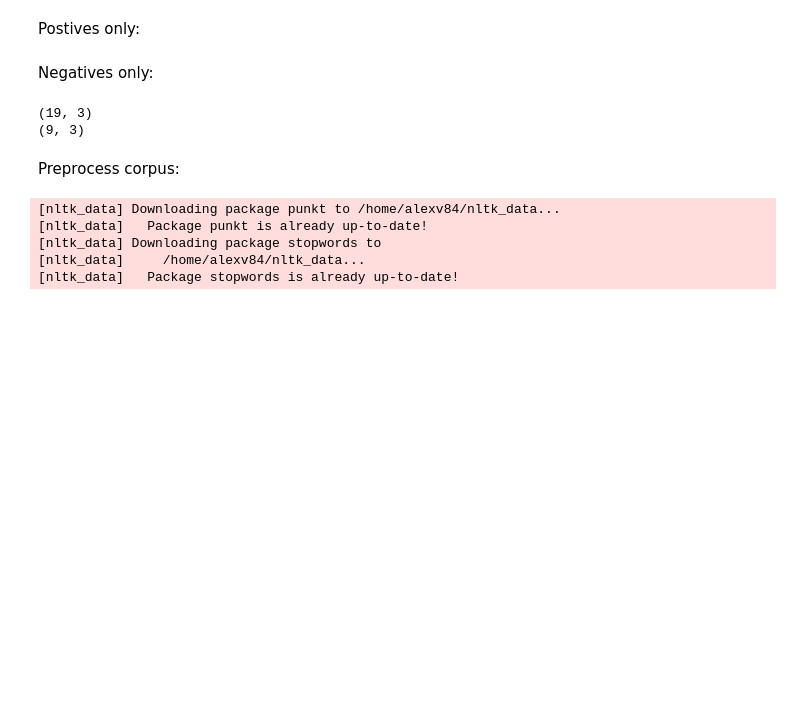
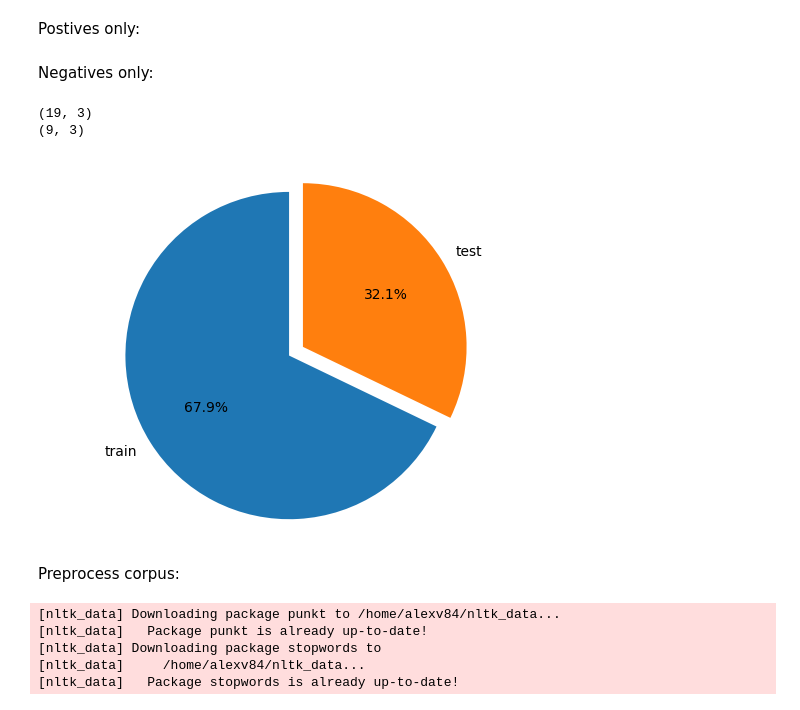
Before and after one commit to AVoss84/pdf_extract, a Jupyter notebook: src/notebooks/naivebayes_classifier.ipynb, the cells around one changed output. Cells and saved outputs as stored; diff of their text form; code cells hidden in the pictures; blank space fills up the shorter version.

Commit message:
add plot

```diff
--- a/src/notebooks/naivebayes_classifier.ipynb
+++ b/src/notebooks/naivebayes_classifier.ipynb
@@ -82,18 +83,28 @@ raw_corpus = pd.concat([raw_corpus1,raw_corpus2], axis=0, ignore_index=True)
 # %%
 from sklearn.model_selection import train_test_split
 
 reload(utils)
 
 #X_train, X_valid, X_test, y_train, y_valid, y_test = utils.train_test_split_extend(X['text_cleaned'], y=X['label'], test_size=[0.2, 0.2], random_state=42, shuffle=True)
 X_train, X_test, y_train, y_test = utils.train_test_split_extend(raw_corpus, y=raw_corpus['label'], test_size=[0.3], random_state=42, shuffle=True)
 
 print(X_train.shape)
 #print(y_train.shape)
 print(X_test.shape)
 #print(X_valid.shape)
+
+# Plot split:
+#-------------
+sizes = [len(X_train.index), len(X_test.index)]
+fig1, ax1 = plt.subplots()
+ax1.pie(sizes, explode=(0.1, 0), labels=['train', 'test'] , autopct='%1.1f%%', startangle=90)
+# Equal aspect ratio ensures that pie is drawn as a circle.
+ax1.axis('equal')
+plt.show()
 # %% [output]
 (19, 3)
 (9, 3)
+[figure, added]
 # %% [markdown]
 Preprocess corpus:
 # %%
```
Also changed, not shown: parts of 1 cell of this notebook.
